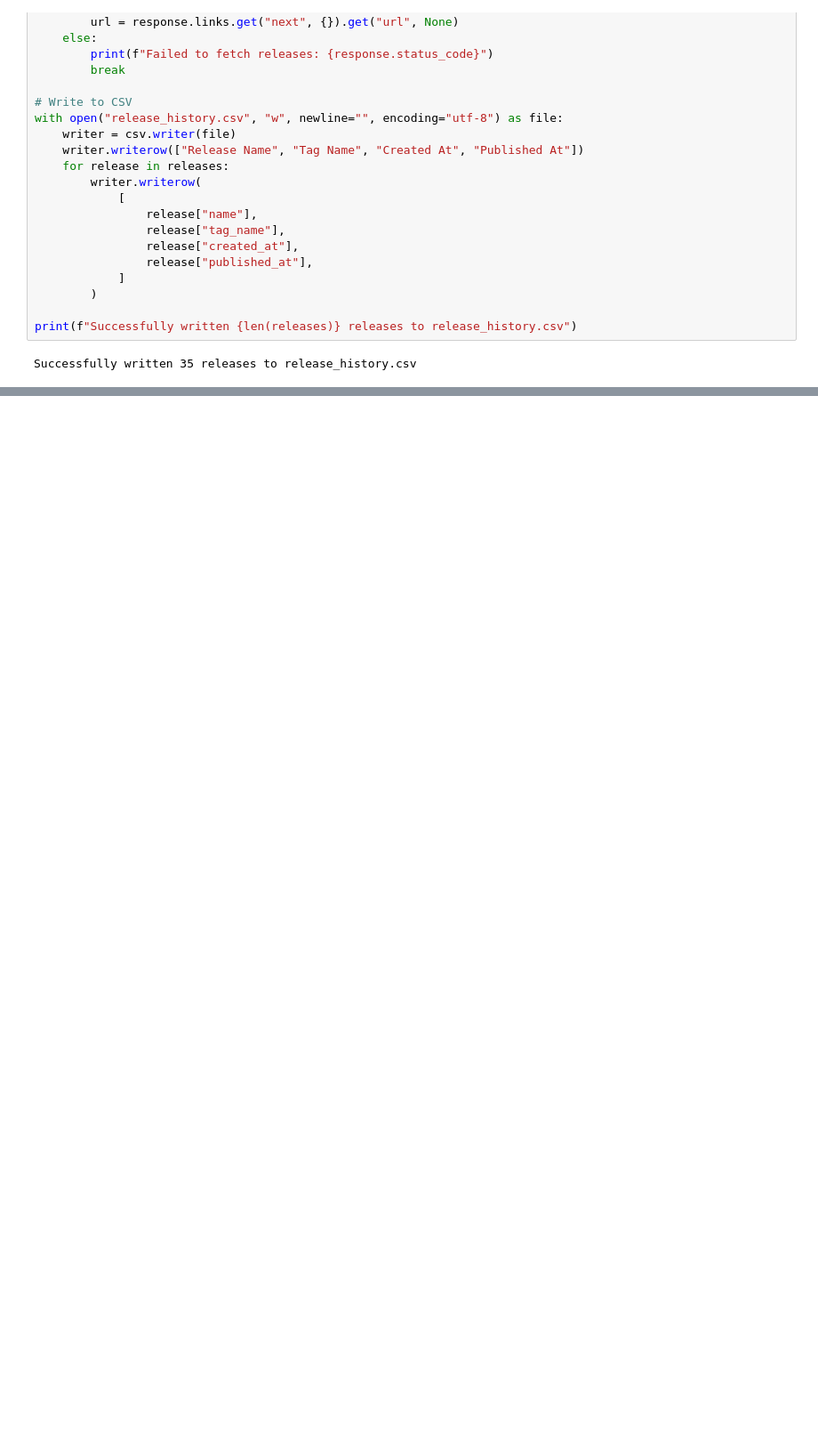
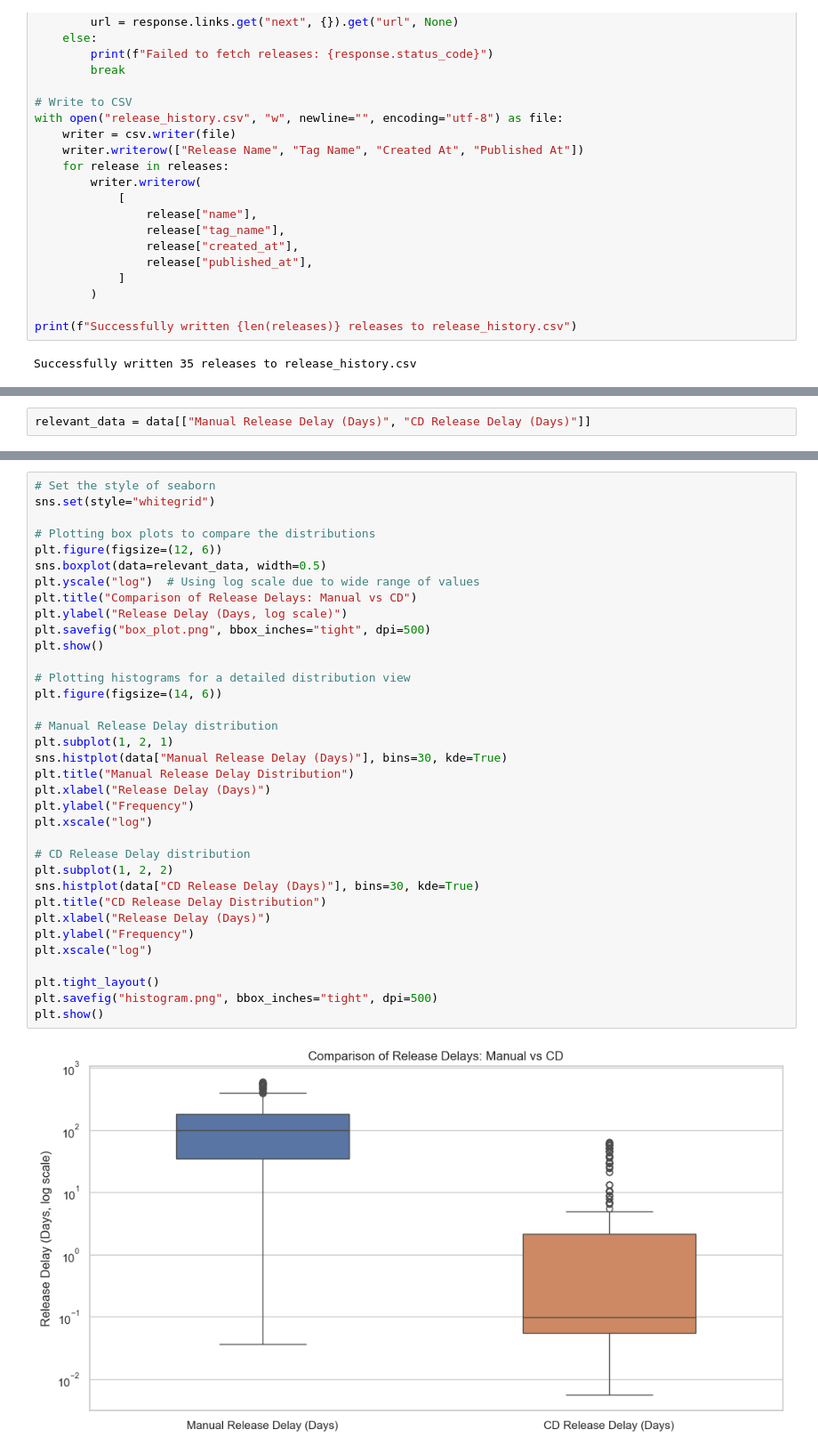
Before and after one commit to JayZhouzzj/tmux-cd-freq-exp, a Jupyter notebook: experiment.ipynb, the cells around one changed output, grey strips where cells are left out. Shown at 89% size. Drawn from its saved outputs; the diff is of its cells as text; blank space fills up the shorter version.

```diff
--- a/experiment.ipynb
+++ b/experiment.ipynb
@@ -255,0 +263,2 @@ plt.show()
+# %%
+relevant_data = data[["Manual Release Delay (Days)", "CD Release Delay (Days)"]]
@@ -255,0 +293,37 @@ plt.show()
+# %%
+# Set the style of seaborn
+sns.set(style="whitegrid")
+
+# Plotting box plots to compare the distributions
+plt.figure(figsize=(12, 6))
+sns.boxplot(data=relevant_data, width=0.5)
+plt.yscale("log")  # Using log scale due to wide range of values
+plt.title("Comparison of Release Delays: Manual vs CD")
+plt.ylabel("Release Delay (Days, log scale)")
+plt.savefig("box_plot.png", bbox_inches="tight", dpi=500)
+plt.show()
+
+# Plotting histograms for a detailed distribution view
+plt.figure(figsize=(14, 6))
+
+# Manual Release Delay distribution
+plt.subplot(1, 2, 1)
+sns.histplot(data["Manual Release Delay (Days)"], bins=30, kde=True)
+plt.title("Manual Release Delay Distribution")
+plt.xlabel("Release Delay (Days)")
+plt.ylabel("Frequency")
+plt.xscale("log")
+
+# CD Release Delay distribution
+plt.subplot(1, 2, 2)
+sns.histplot(data["CD Release Delay (Days)"], bins=30, kde=True)
+plt.title("CD Release Delay Distribution")
+plt.xlabel("Release Delay (Days)")
+plt.ylabel("Frequency")
+plt.xscale("log")
+
+plt.tight_layout()
+plt.savefig("histogram.png", bbox_inches="tight", dpi=500)
+plt.show()
+# %% [output]
+[figure, added]
```
Also changed, not shown: parts of 30 cells of this notebook.
